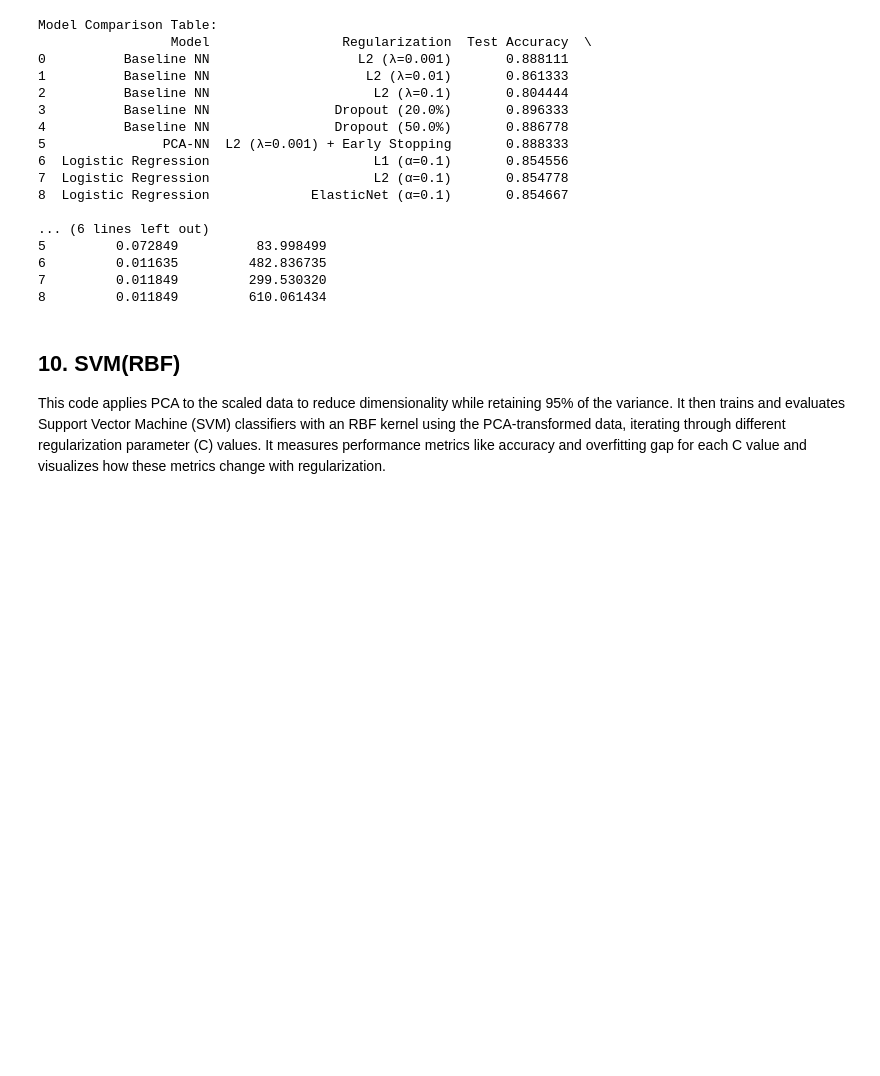
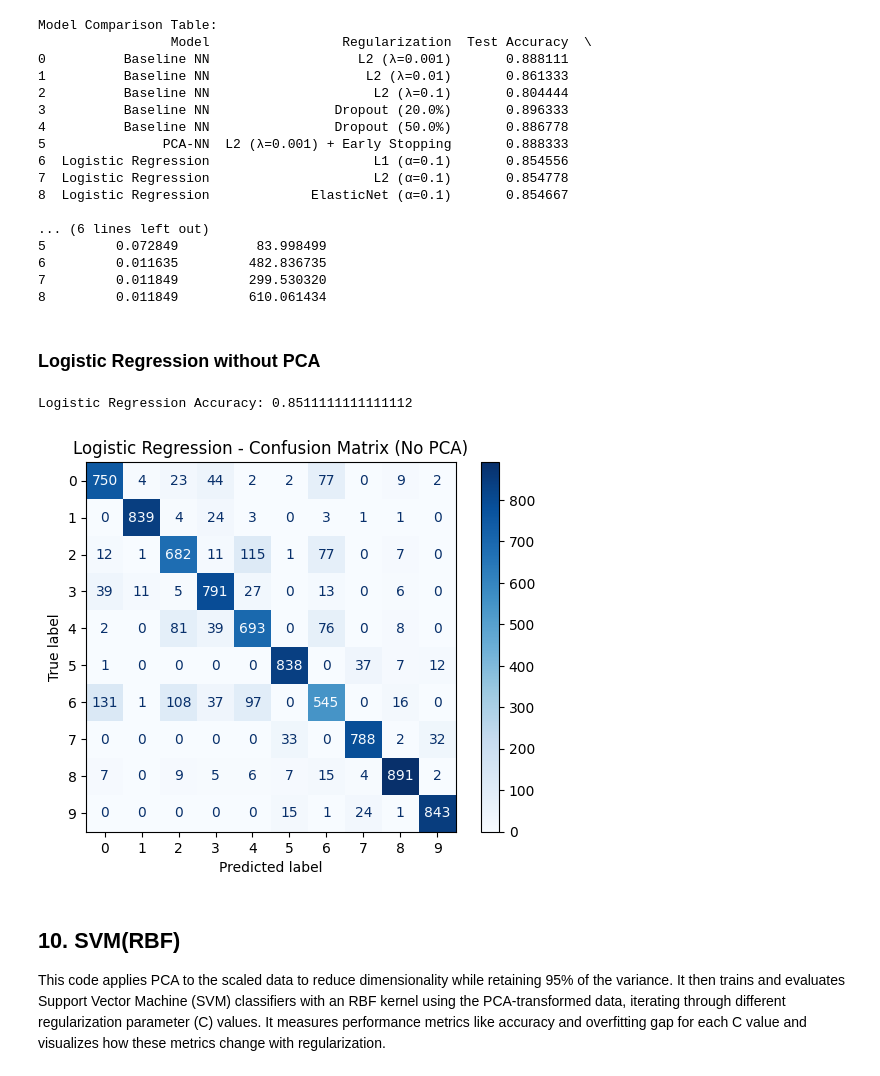
Before and after one commit to arsalmairaj2k/fashion-mnist-regularization-study, a Jupyter notebook: Fashion_MNIST_Regularlization_Study.ipynb, the cells around one changed output. Cells and saved outputs as stored; diff of their text form; code cells hidden in the pictures; blank space fills up the shorter version.

```diff
--- a/Fashion_MNIST_Regularlization_Study.ipynb
+++ b/Fashion_MNIST_Regularlization_Study.ipynb
@@ -414,6 +416,29 @@ Model Comparison Table:
 6         0.011635         482.836735
 7         0.011849         299.530320
 8         0.011849         610.061434
+# %% [markdown]
+### **Logistic Regression without PCA**
+# %%
+from sklearn.linear_model import LogisticRegression
+from sklearn.metrics import accuracy_score, confusion_matrix, ConfusionMatrixDisplay
+import matplotlib.pyplot as plt
+
+log_reg = LogisticRegression(max_iter=1000)
+log_reg.fit(x_train_flat, y_train)
+y_pred = log_reg.predict(x_test_flat)
+
+# Accuracy
+print("Logistic Regression Accuracy:", accuracy_score(y_test, y_pred))
+
+# Plot Confusion Matrix
+cm = confusion_matrix(y_test, y_pred)
+disp = ConfusionMatrixDisplay(confusion_matrix=cm)
+disp.plot(cmap=plt.cm.Blues)
+plt.title("Logistic Regression - Confusion Matrix (No PCA)")
+plt.show()
+# %% [output]
+Logistic Regression Accuracy: 0.8511111111111112
+[figure, added]
 # %% [markdown]
 ## **10. SVM(RBF)**
 
```
Also changed, not shown: parts of 9 cells of this notebook.
